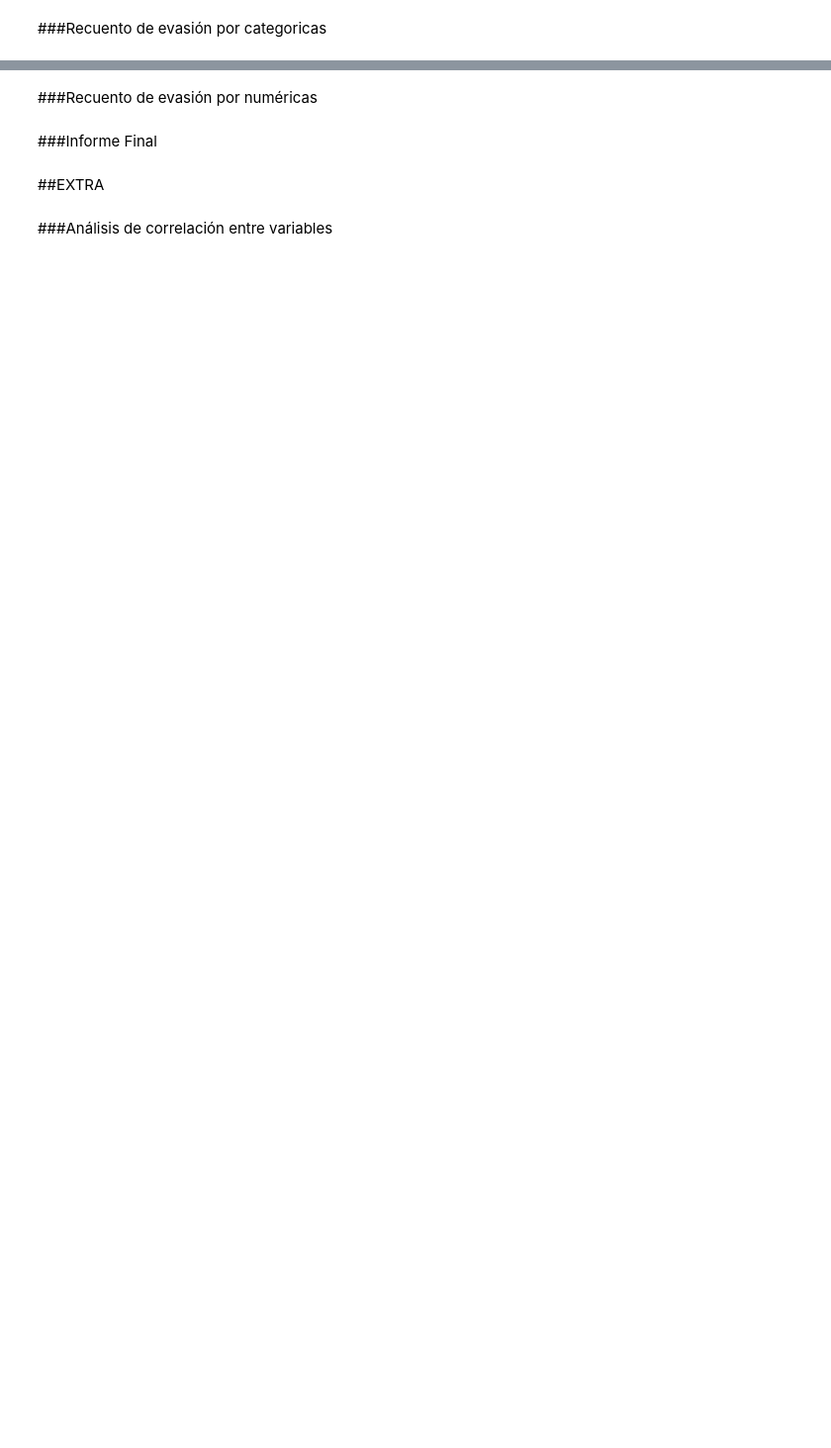
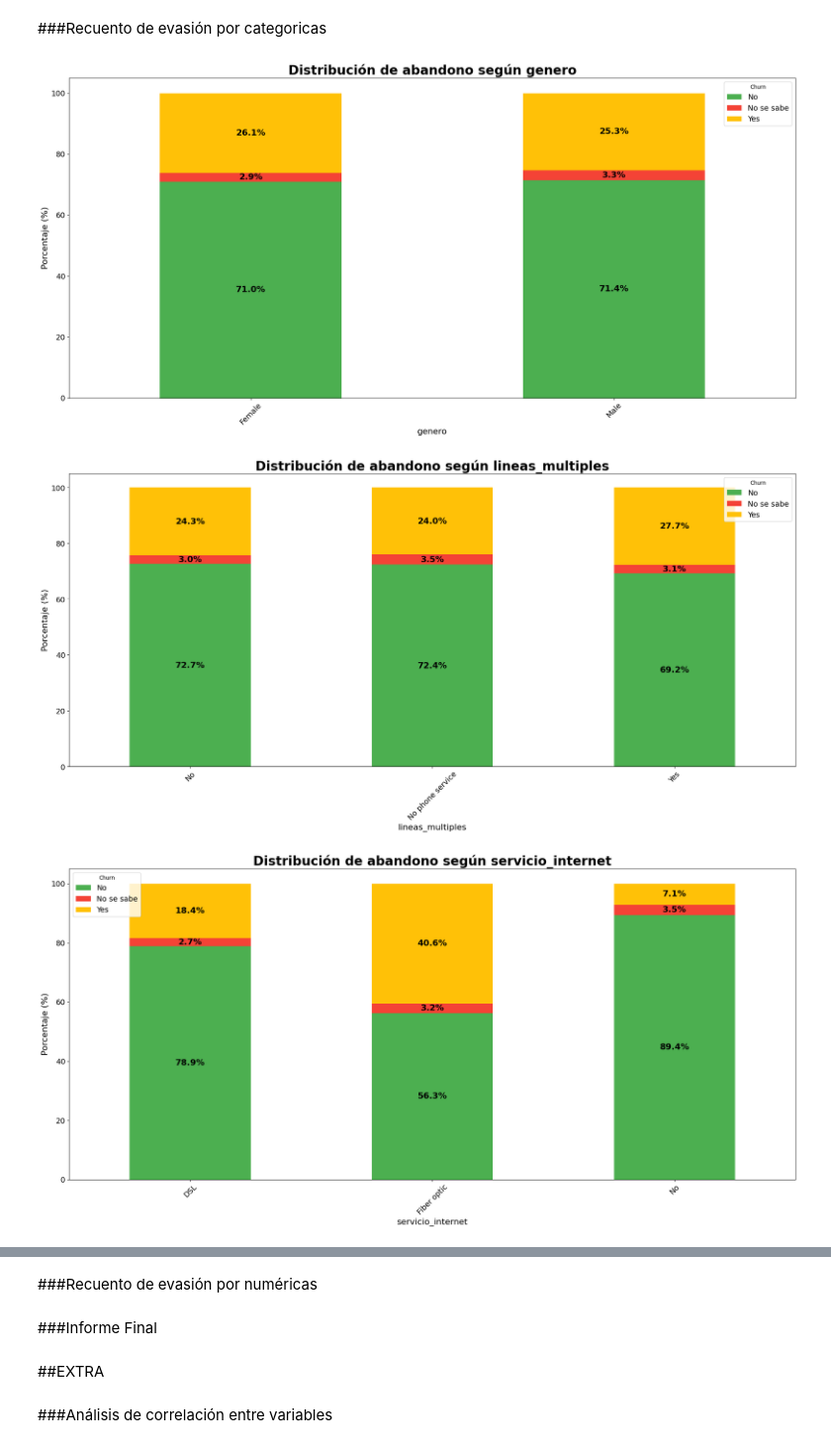
Before and after one commit to Joacco11/TelecomX_Latam-Part-1, a Jupyter notebook: TelecomX_Latam.ipynb, the cells around one changed output, grey strips where cells are left out. Shown at 99% size. Saved outputs shown, nothing was run; the diff lists cells and outputs as text; code cells hidden in the pictures; blank space fills up the shorter version.

```diff
--- a/TelecomX_Latam.ipynb
+++ b/TelecomX_Latam.ipynb
@@ -20,0 +316,7 @@
+# %%
+numericas = df.select_dtypes(include=["int64", "float64"])
+categoricas = df.select_dtypes(include=["object"])
+binarias = df.select_dtypes(include=["bool"])
+print(f"Columnas numéricas: {numericas.columns}")
+print(f"Columnas categóricas: {categoricas.columns}")
+print(f"Columnas binarias: {binarias.columns}")
@@ -20,0 +356,5 @@
+# %%
+for col in categoricas.columns:
+    print(f"\n{col}:")
+    dist = categoricas[col].value_counts(normalize=True).round(3) * 100
+    print(dist.to_string())
@@ -20,0 +381,5 @@
+# %%
+for col in binarias.columns:
+    print(f"\n{col}:")
+    dist = binarias[col].value_counts(normalize=True).round(3) * 100
+    print(dist.to_string())
@@ -23,2 +423,43 @@
 # %% [markdown]
 ###Recuento de evasión por categoricas
+# %%
+categoricas_analizar = df.select_dtypes(include=["object"]).columns.drop("churn")
+
+for col in categoricas_analizar:
+    # Crear figura y ejes
+    fig, ax = plt.subplots(figsize=(20,10))
+
+    # Conteo de cada combinación categoría vs churn
+    counts = df.groupby([col, "churn"]).size().unstack(fill_value=0)
+
+    # Convertimos a porcentaje por categoría
+    counts_perc = counts.div(counts.sum(axis=1), axis=0) * 100
+
+    # Gráfico de barras apiladas
+    counts_perc.plot(kind="bar", stacked=True, color=["#4CAF50", "#F44336", "#FFC107"], ax=ax)
+
+    # Añadir porcentaje sobre cada sección
+    for p in ax.patches:
+        width, height = p.get_width(), p.get_height()
+        x, y = p.get_xy()
+        if height > 0:
+            ax.text(x + width/2, y + height/2, f"{height:.1f}%", ha="center", va="center", fontsize=16, fontweight="bold")
+
+    # Títulos y etiquetas
+    ax.set_title(f"Distribución de abandono según {col}", fontsize=24, fontweight="bold")
+    ax.set_ylabel("Porcentaje (%)", fontsize=16)
+    ax.set_xlabel(col, fontsize=16)
+
+    # Ticks
+    ax.tick_params(axis="x", labelsize=14, rotation=45)
+    ax.tick_params(axis="y", labelsize=14)
+
+    # Leyenda
+    ax.legend(title="Churn", prop={"size":14}, loc="best")
+
+    plt.tight_layout()
+    plt.show()
+# %% [output]
+[figure, added]
+[figure, added]
+[figure, added]
```
Also changed, not shown: parts of 31 cells of this notebook.
